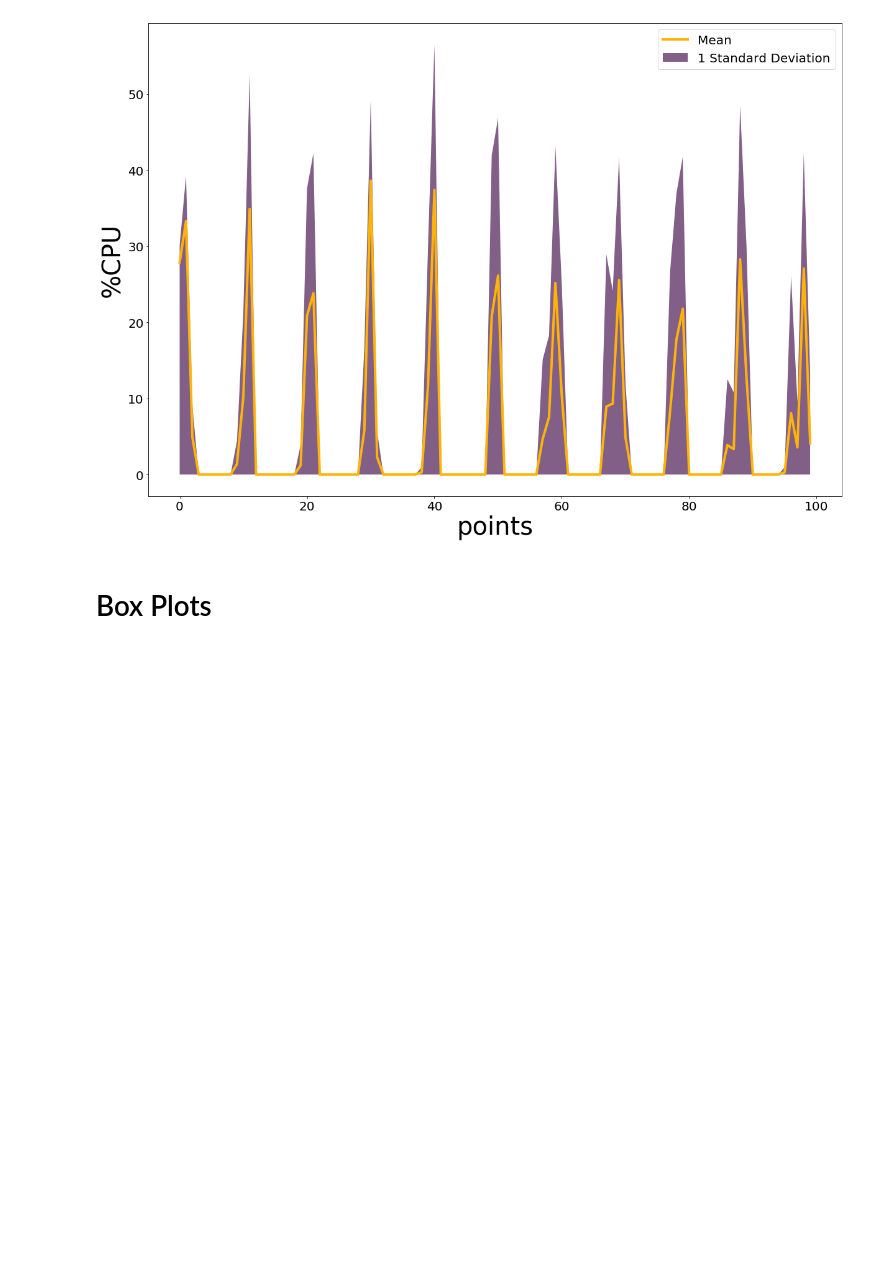
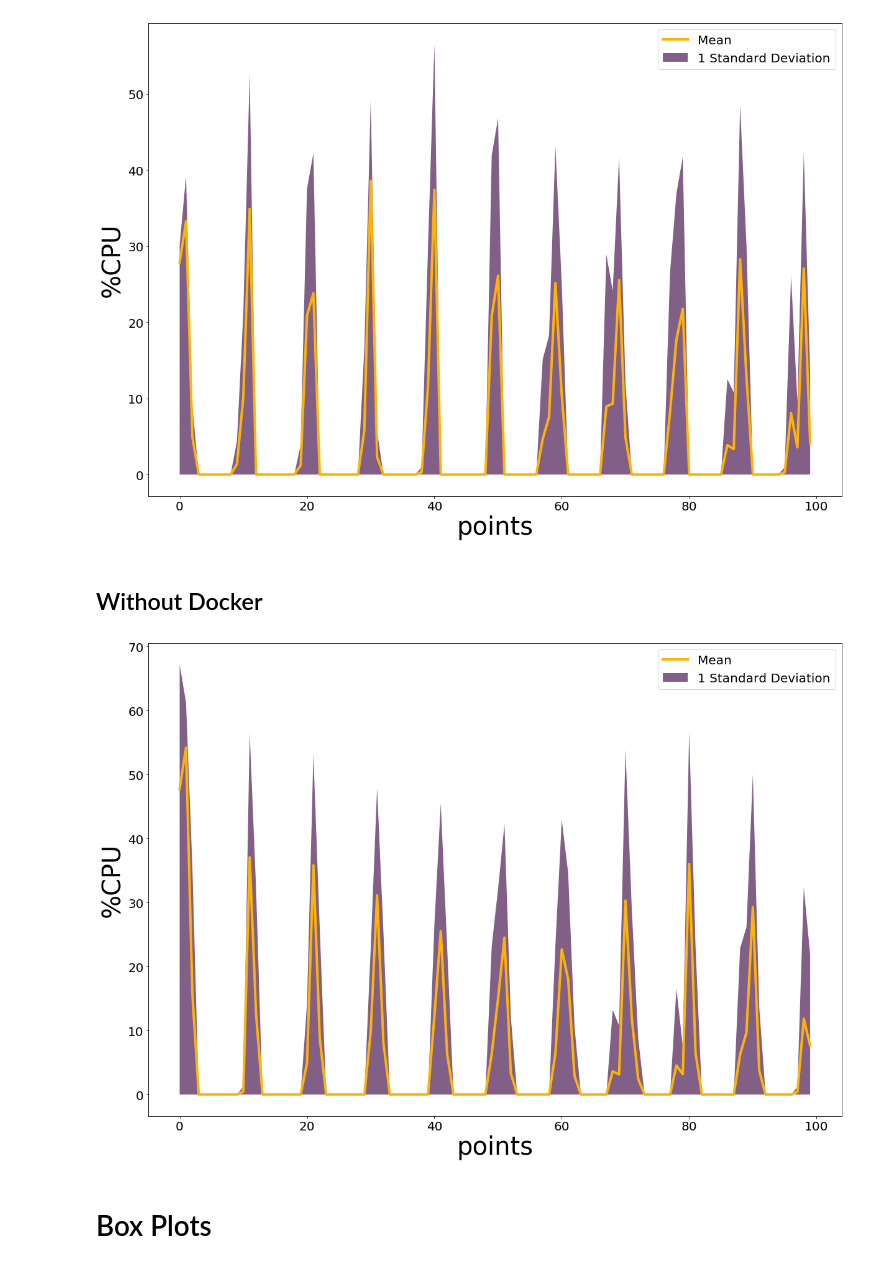
Before and after one commit to ThibaultHuyet/data_parsing, a Jupyter notebook: Notebooks/Untitled.ipynb, the cells around one changed output. Saved outputs shown, nothing was run; the diff lists cells and outputs as text; code cells hidden in the pictures; blank space fills up the shorter version.

Commit message:
Added some testing on without docker for comparison

```diff
--- a/Notebooks/Untitled.ipynb
+++ b/Notebooks/Untitled.ipynb
@@ -94,6 +147,17 @@ main3 = np.array(dCPU3[mains[2]])
 main4 = np.array(dCPU4[mains[3]])
 main5 = np.array(dCPU5[mains[4]])
 main6 = np.array(dCPU6[mains[5]])
+
+main = ['1486', '2303', '3217', '4183', '4870', '6012', '6617', '7494']
+
+prog1 = np.array(pCPU1[main[0]])
+prog2 = np.array(pCPU2[main[1]])
+prog3 = np.array(pCPU3[main[2]])
+prog4 = np.array(pCPU4[main[3]])
+prog5 = np.array(pCPU5[main[4]])
+prog6 = np.array(pCPU6[main[5]])
+prog7 = np.array(pCPU7[main[6]])
+prog8 = np.array(pCPU8[main[7]])
 # %% [markdown]
 Now, I want to create a graph that conveys the information I want. I want to create a graph that shows the mean value of the signals as well as the standard deviation at the same time. To begin with, I start by calculating the standard deviation and the mean for every point in time.
 # %%
@@ -107,5 +171,16 @@ for i in range(100):
 
 mean = np.array(mean)
 std = np.array(std)
+
+meanP = []
+stdP = []
+
+for i in range(100):
+    value = np.array([prog1[i], prog2[i], prog3[i], prog4[i], prog5[i], prog6[i], prog7[i], prog8[i]])
+    meanP.append(np.mean(value))
+    stdP.append(np.std(value))
+
+meanP = np.array(meanP)
+stdP = np.array(stdP)
 # %% [markdown]
 Now, I graph
@@ -130,6 +207,27 @@ ax.tick_params(axis = 'both', which = 'minor', labelsize = 20)
 plt.show()
 # %% [output]
 [figure]
+# %% [markdown]
+## Without Docker
+# %%
+fig = plt.figure(figsize = (20, 14))
+ax = fig.add_subplot(111, label = "Comparison")
+
+points = np.arange(0, len(meanP))
+
+ax.plot(points, meanP, color = C[2], label = 'Mean',    linewidth = 4)
+ax.fill_between(points, meanP + stdP, facecolor = C[4], label = "1 Standard Deviation")
+ax.set_ylabel('%CPU', fontsize = 40)
+ax.set_xlabel('points', fontsize = 40)
+
+ax.legend(prop = {'size': 20})
+
+ax.tick_params(axis = 'both', which = 'major', labelsize = 20)
+ax.tick_params(axis = 'both', which = 'minor', labelsize = 20)
+
+plt.show()
+# %% [output]
+[figure, added]
 # %% [markdown]
 # Box Plots
 # %% [markdown]
```
Also changed, not shown: parts of 5 cells of this notebook, 1 other file.
